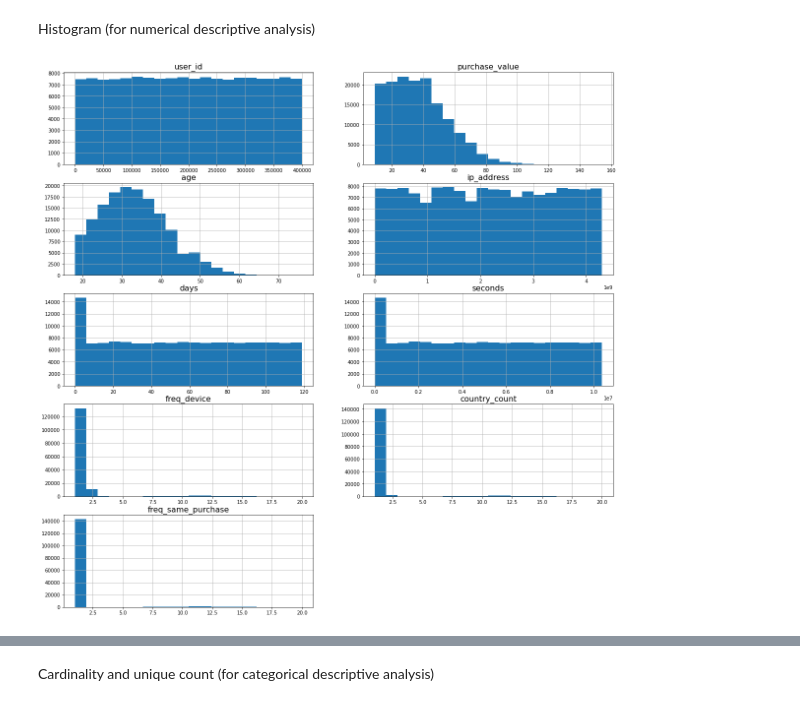
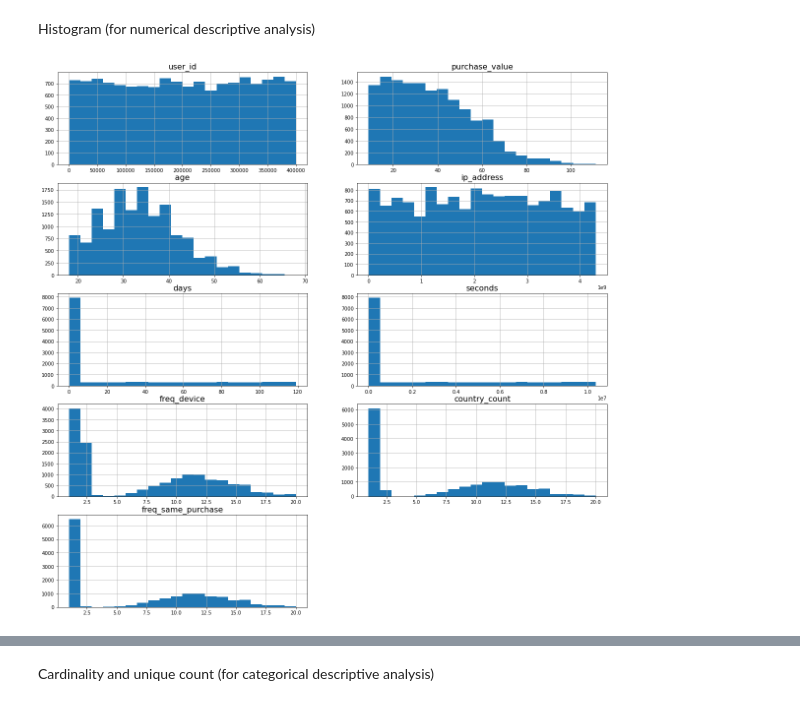
Before and after one commit to KohSiXing/BT4012-Fraud-Analytics, a Jupyter notebook: eda.ipynb, the cells around one changed output, grey strips where cells are left out. Drawn from its saved outputs; the diff is of its cells as text; code cells hidden in the pictures.

```diff
--- a/eda.ipynb
+++ b/eda.ipynb
@@ -266,12 +261,12 @@ Histogram (for numerical descriptive analysis)
 # %%
 plt.figure(figsize=(20, 20))
 plt.subplot(321)
 
 axes = [None] * len(numerical_variables)
 
-for index, name in enumerate(data[numerical_variables].columns):
+for index, name in enumerate(f_data[numerical_variables].columns):
     axes[index] = plt.subplot(5, 2, index+1, label=str(index))
-    data[name].hist(ax=axes[index], bins=20)
+    f_data[name].hist(ax=axes[index], bins=20)
     axes[index].set_title(name, fontsize=16)
 # %% [output]
-[figure, old version]
+[figure, new version]
```
Also changed, not shown: parts of 15 cells of this notebook.
